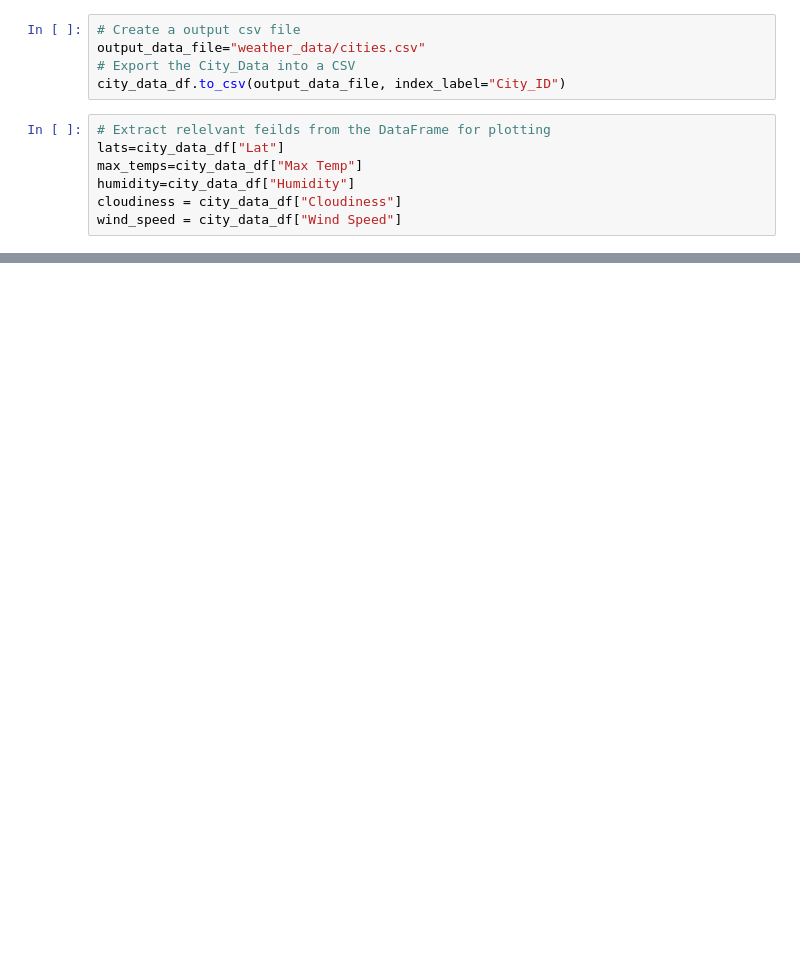
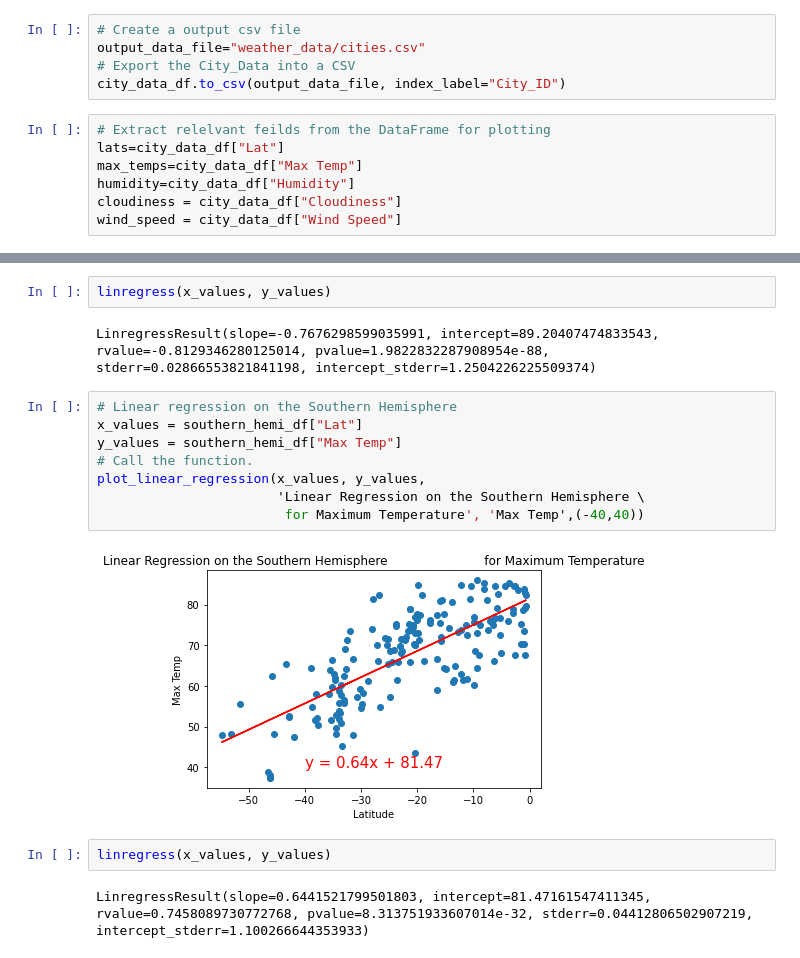
Before and after one commit to Manishthapa2022/World_Weather_Analysis, a Jupyter notebook: WeatherPy.ipynb, the cells around one changed output, grey strips where cells are left out. Saved outputs shown, nothing was run; the diff lists cells and outputs as text; blank space fills up the shorter version.

```diff
--- a/WeatherPy.ipynb
+++ b/WeatherPy.ipynb
@@ -239,0 +314,18 @@ plt.show()
+# %%
+linregress(x_values, y_values)
+# %% [output]
+LinregressResult(slope=-0.7676298599035991, intercept=89.20407474833543, rvalue=-0.8129346280125014, pvalue=1.9822832287908954e-88, stderr=0.02866553821841198, intercept_stderr=1.2504226225509374)
+# %%
+# Linear regression on the Southern Hemisphere
+x_values = southern_hemi_df["Lat"]
+y_values = southern_hemi_df["Max Temp"]
+# Call the function.
+plot_linear_regression(x_values, y_values,
+                       'Linear Regression on the Southern Hemisphere \
+                        for Maximum Temperature', 'Max Temp',(-40,40))
+# %% [output]
+[figure, added]
+# %%
+linregress(x_values, y_values)
+# %% [output]
+LinregressResult(slope=0.6441521799501803, intercept=81.47161547411345, rvalue=0.7458089730772768, pvalue=8.313751933607014e-32, stderr=0.04412806502907219, intercept_stderr=1.100266644353933)
```
Also changed, not shown: parts of 23 cells of this notebook, 5 other files.
